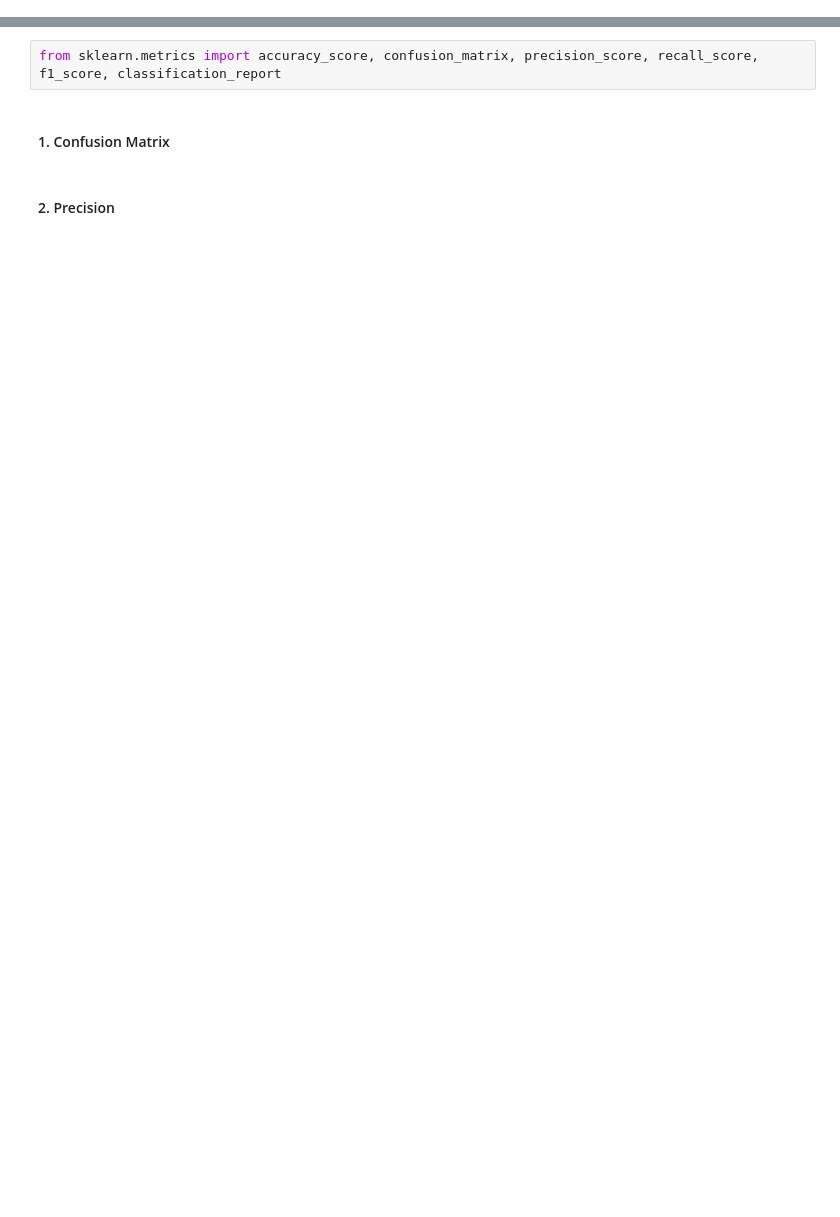
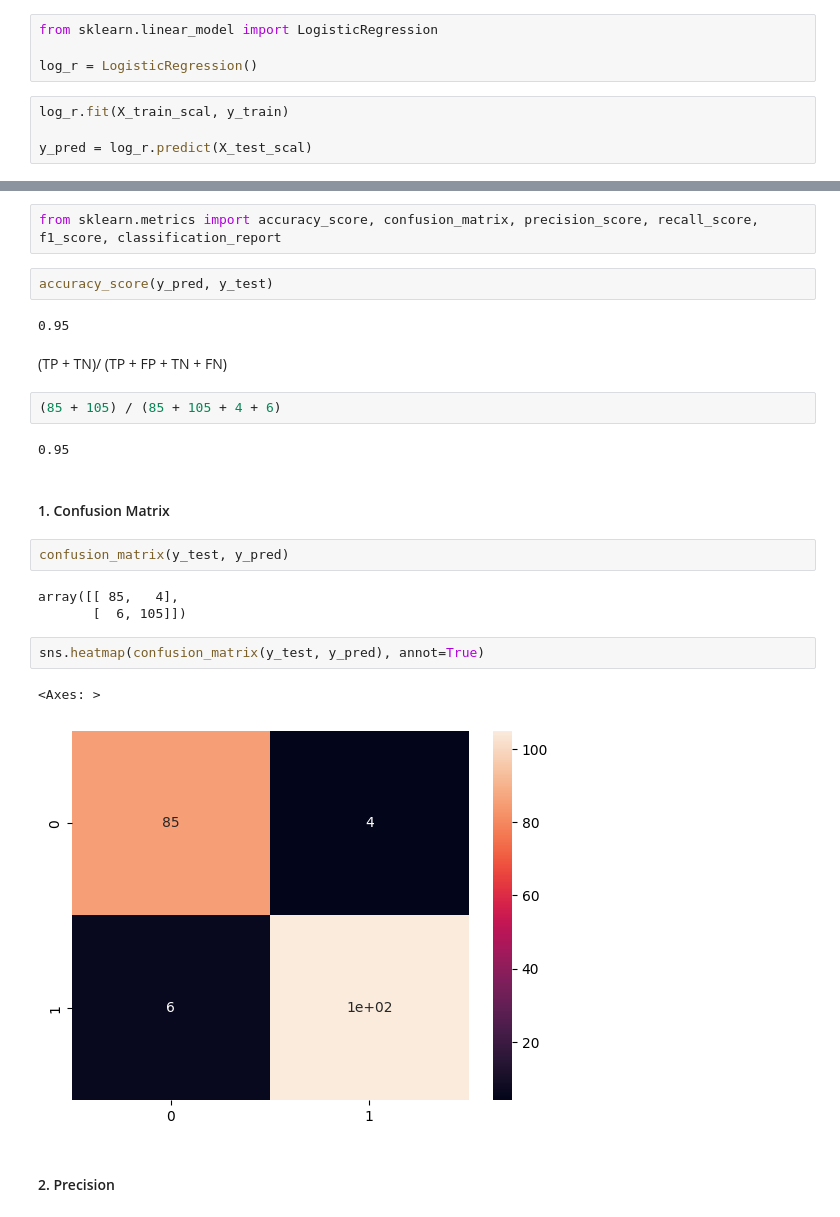
Before and after one commit to ianu717/2026-02-BILBAO-FT-Data-Science, a Jupyter notebook: 3-Machine_Learning/1-Supervisado/2-Classification/4-Logistic_Regression/ejercicios/Logistic-regression predict-ad-click_Unai.ipynb, the cells around one changed output, grey strips where cells are left out. Cells and saved outputs as stored; diff of their text form; blank space fills up the shorter version.

```diff
--- a/3-Machine_Learning/1-Supervisado/2-Classification/4-Logistic_Regression/ejercicios/Logistic-regression predict-ad-click_Unai.ipynb
+++ b/3-Machine_Learning/1-Supervisado/2-Classification/4-Logistic_Regression/ejercicios/Logistic-regression predict-ad-click_Unai.ipynb
@@ -144,2 +441,10 @@ scaler.inverse_transform(X_test_scal)
 # %% [markdown]
 # 3. Implement a Logistic Regression in Scikit-Learn and predict. Use cross validation.
+# %%
+from sklearn.linear_model import LogisticRegression
+
+log_r = LogisticRegression()
+# %%
+log_r.fit(X_train_scal, y_train)
+
+y_pred = log_r.predict(X_test_scal)
@@ -148,8 +482,28 @@ scaler.inverse_transform(X_test_scal)
 # %%
 from sklearn.metrics import accuracy_score, confusion_matrix, precision_score, recall_score, f1_score, classification_report
+# %%
+accuracy_score(y_pred, y_test)
+# %% [output]
+0.95
+# %% [markdown]
+(TP + TN)/ (TP + FP + TN + FN)
+# %%
+(85 + 105) / (85 + 105 + 4 + 6)
+# %% [output]
+0.95
 # %% [markdown]
 
 #### 1. Confusion Matrix
+# %%
+confusion_matrix(y_test, y_pred)
+# %% [output]
+array([[ 85,   4],
+       [  6, 105]])
+# %%
+sns.heatmap(confusion_matrix(y_test, y_pred), annot=True)
+# %% [output]
+<Axes: >
+[figure, added]
 # %% [markdown]
 
 #### 2. Precision
```
Also changed, not shown: parts of 59 cells of this notebook, 1 other file.
